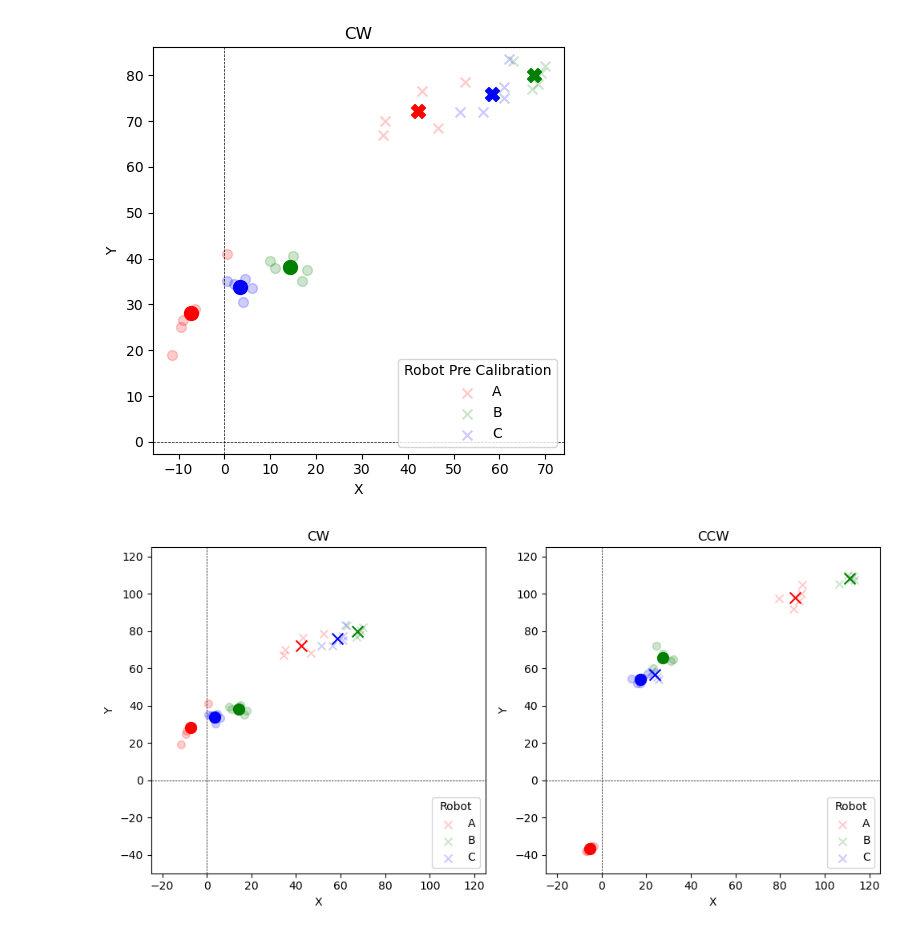
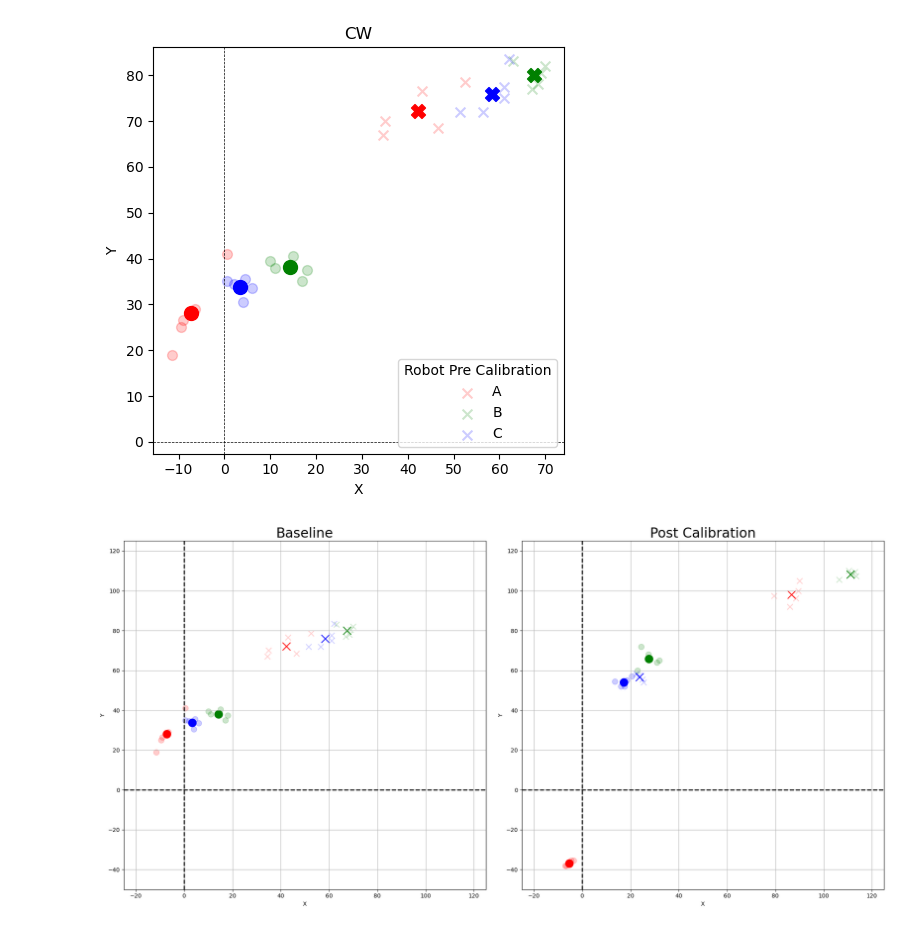
Before and after one commit to pilipb/Robotics-A2, a Jupyter notebook: Plotting/xy_plots.ipynb, the cells around one changed output. Drawn from its saved outputs; the diff is of its cells as text; code cells hidden in the pictures.

```diff
--- a/Plotting/xy_plots.ipynb
+++ b/Plotting/xy_plots.ipynb
@@ -230,71 +232,78 @@ plt.show()
 [figure]
 # %%
 # do cw and ccw for all robots side by side on two plots
-fig, ax = plt.subplots(1, 2, figsize=(10, 5))
+fig, ax = plt.subplots(1, 2, figsize=(20, 10))
+
+# make all fonts larger
+plt.rcParams.update({'font.size': 20})
+
+ax[0].grid()
 
 # baseline opacity = 0.5
-ax[0].scatter(baseline['A_x'][:5], baseline['A_y'][:5], label='A', s=50, marker='x', c='r', alpha=0.2)
-ax[0].scatter(baseline['B_x'][:5], baseline['B_y'][:5], label='B', s=50, marker='x', c='g', alpha=0.2)
-ax[0].scatter(baseline['C_x'][:5], baseline['C_y'][:5], label='C', s=50, marker='x', c='b', alpha=0.2)
+ax[0].scatter(baseline['A_x'][:5], baseline['A_y'][:5], label='A', s=100, marker='x', c='r', alpha=0.2)
+ax[0].scatter(baseline['B_x'][:5], baseline['B_y'][:5], label='B', s=100, marker='x', c='g', alpha=0.2)
+ax[0].scatter(baseline['C_x'][:5], baseline['C_y'][:5], label='C', s=100, marker='x', c='b', alpha=0.2)
 
-ax[1].scatter(baseline['A_x'][5:], baseline['A_y'][5:], label='A', s=50, marker='x', c='r', alpha=0.2)
-ax[1].scatter(baseline['B_x'][5:], baseline['B_y'][5:], label='B', s=50, marker='x', c='g', alpha=0.2)
-ax[1].scatter(baseline['C_x'][5:], baseline['C_y'][5:], label='C', s=50, marker='x', c='b', alpha=0.2)
+ax[1].scatter(baseline['A_x'][5:], baseline['A_y'][5:], label='A', s=100, marker='x', c='r', alpha=0.2)
+ax[1].scatter(baseline['B_x'][5:], baseline['B_y'][5:], label='B', s=100, marker='x', c='g', alpha=0.2)
+ax[1].scatter(baseline['C_x'][5:], baseline['C_y'][5:], label='C', s=100, marker='x', c='b', alpha=0.2)
 
 # post
-ax[0].scatter(post['A_x'][:5], post['A_y'][:5], label='A', s=50, marker='o', c='r', alpha=0.2)
-ax[0].scatter(post['B_x'][:5], post['B_y'][:5], label='B', s=50, marker='o', c='g', alpha=0.2)
-ax[0].scatter(post['C_x'][:5], post['C_y'][:5], label='C', s=50, marker='o', c='b', alpha=0.2)
+ax[0].scatter(post['A_x'][:5], post['A_y'][:5], label='A', s=100, marker='o', c='r', alpha=0.2)
+ax[0].scatter(post['B_x'][:5], post['B_y'][:5], label='B', s=100, marker='o', c='g', alpha=0.2)
+ax[0].scatter(post['C_x'][:5], post['C_y'][:5], label='C', s=100, marker='o', c='b', alpha=0.2)
 
-ax[1].scatter(post['A_x'][5:], post['A_y'][5:], label='A', s=50, marker='o', c='r', alpha=0.2)
-ax[1].scatter(post['B_x'][5:], post['B_y'][5:], label='B', s=50, marker='o', c='g', alpha=0.2)
-ax[1].scatter(post['C_x'][5:], post['C_y'][5:], label='C', s=50, marker='o', c='b', alpha=0.2)
+ax[1].scatter(post['A_x'][5:], post['A_y'][5:], label='A', s=100, marker='o', c='r', alpha=0.2)
+ax[1].scatter(post['B_x'][5:], post['B_y'][5:], label='B', s=100, marker='o', c='g', alpha=0.2)
+ax[1].scatter(post['C_x'][5:], post['C_y'][5:], label='C', s=100, marker='o', c='b', alpha=0.2)
 
-ax[0].set_title('CW')
-ax[1].set_title('CCW')
+ax[0].set_title('Baseline')
+ax[1].set_title('Post Calibration')
 ax[0].set_xlabel('X')
 ax[0].set_ylabel('Y')
 ax[1].set_xlabel('X')
 ax[1].set_ylabel('Y')
 
 # plot mean values
-ax[0].scatter(a1_x, a1_y, s=100, marker='x', c='r')
-ax[0].scatter(b1_x, b1_y, s=100, marker='x', c='g')
-ax[0].scatter(c1_x, c1_y, s=100, marker='x', c='b')
+ax[0].scatter(a1_x, a1_y, s=200, marker='x', c='r')
+ax[0].scatter(b1_x, b1_y, s=200, marker='x', c='g')
+ax[0].scatter(c1_x, c1_y, s=200, marker='x', c='b')
 
 # plot mean values for post
-ax[0].scatter(pa1_x, pa1_y, s=100, marker='o', c='r')
-ax[0].scatter(pb1_x, pb1_y, s=100, marker='o', c='g')
-ax[0].scatter(pc1_x, pc1_y, s=100, marker='o', c='b')
+ax[0].scatter(pa1_x, pa1_y, s=200, marker='o', c='r')
+ax[0].scatter(pb1_x, pb1_y, s=200, marker='o', c='g')
+ax[0].scatter(pc1_x, pc1_y, s=200, marker='o', c='b')
 
 # p;ot mean values for ccw
-ax[1].scatter(a2_x, a2_y, s=100, marker='x', c='r')
-ax[1].scatter(b2_x, b2_y, s=100, marker='x', c='g')
-ax[1].scatter(c2_x, c2_y, s=100, marker='x', c='b')
+ax[1].scatter(a2_x, a2_y, s=200, marker='x', c='r')
+ax[1].scatter(b2_x, b2_y, s=200, marker='x', c='g')
+ax[1].scatter(c2_x, c2_y, s=200, marker='x', c='b')
 
 # plot mean values for post
-ax[1].scatter(pa2_x, pa2_y, s=100, marker='o', c='r')
-ax[1].scatter(pb2_x, pb2_y, s=100, marker='o', c='g')
-ax[1].scatter(pc2_x, pc2_y, s=100, marker='o', c='b')
+ax[1].scatter(pa2_x, pa2_y, s=200, marker='o', c='r')
+ax[1].scatter(pb2_x, pb2_y, s=200, marker='o', c='g')
+ax[1].scatter(pc2_x, pc2_y, s=200, marker='o', c='b')
 
 # set x and y axes to be the same limits for both plots
 ax[0].set_xlim(-25, 125)
 ax[0].set_ylim(-50, 125)
 ax[1].set_xlim(-25, 125)
 ax[1].set_ylim(-50, 125)
 
+plt.grid()
+
 plt.tight_layout()
 
 # plot x=0, y=0
-ax[0].axvline(0, color='black', lw=0.5, ls='--')
-ax[0].axhline(0, color='black', lw=0.5, ls='--')
-ax[1].axvline(0, color='black', lw=0.5, ls='--')
-ax[1].axhline(0, color='black', lw=0.5, ls='--')
+ax[0].axvline(0, color='black', lw=2, ls='--')
+ax[0].axhline(0, color='black', lw=2, ls='--')
+ax[1].axvline(0, color='black', lw=2, ls='--')
+ax[1].axhline(0, color='black', lw=2, ls='--')
 
 # Legend that shows all x are CW and all o are CCW
-ax[0].legend(['A', 'B', 'C'], loc='lower right', title='Robot')
-# only last three entries are needed
-ax[1].legend(['A', 'B', 'C'], loc='lower right', title='Robot')
+# ax[0].legend(['A', 'B', 'C'], loc='lower right', title='Robot', title_fontsize='large')
+# # only last three entries are needed
+# ax[1].legend(['A', 'B', 'C'], loc='lower right', title='Robot', title_fontsize='large')
 plt.show()
 # %% [output]
-[figure, old version]
+[figure, new version]
```
Also changed, not shown: parts of 1 cell of this notebook, 4 other files.
